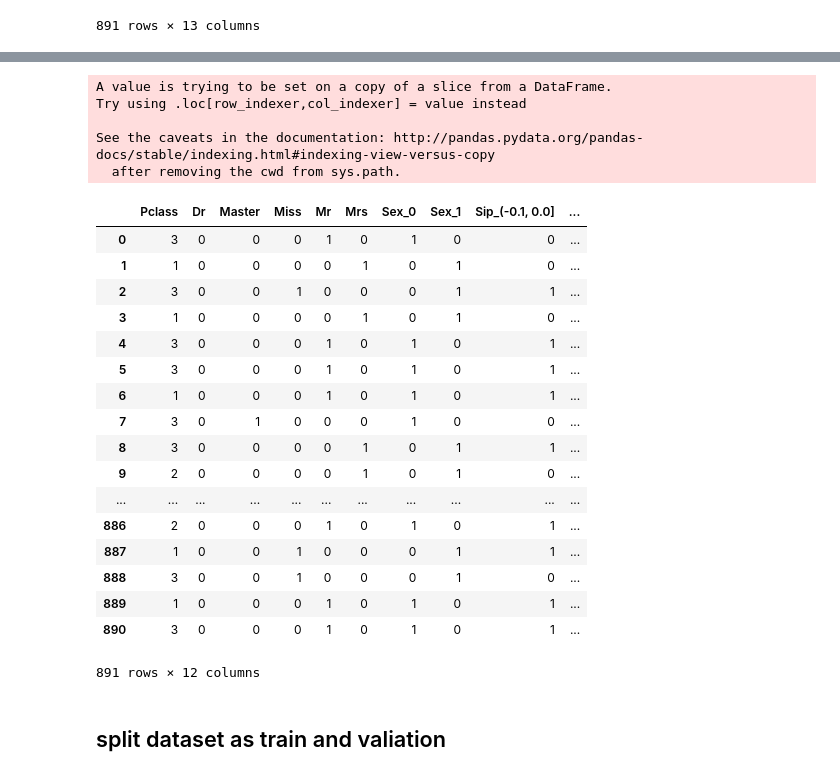
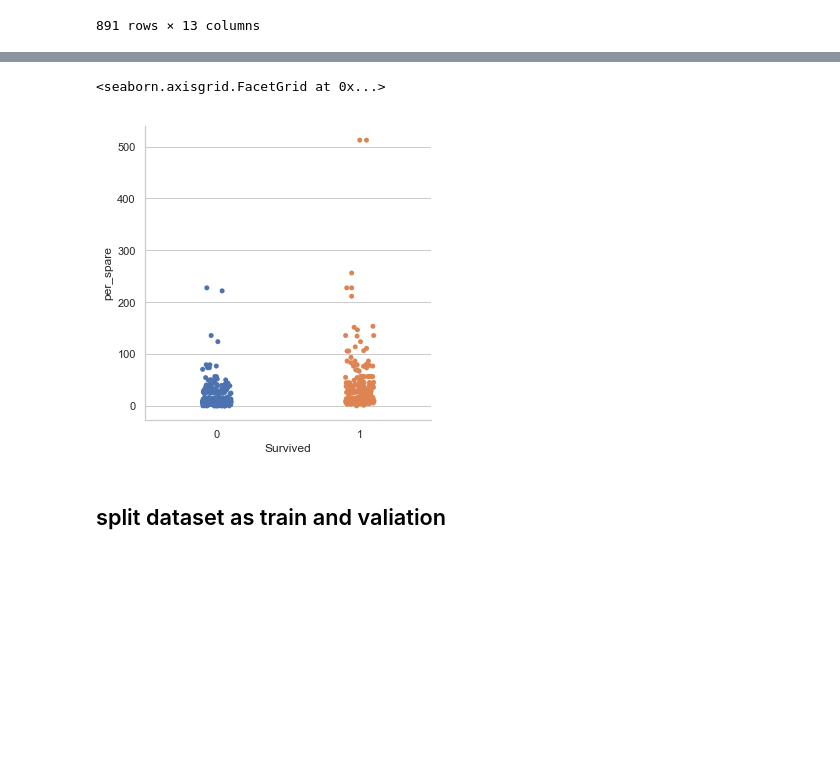
Before and after one commit to RayFromUiS/kaggle_titanic, a Jupyter notebook: kaggle_titanic.ipynb, the cells around one changed output, grey strips where cells are left out. Saved outputs shown, nothing was run; the diff lists cells and outputs as text; code cells hidden in the pictures; blank space fills up the shorter version.

```diff
--- a/kaggle_titanic.ipynb
+++ b/kaggle_titanic.ipynb
@@ -172,3 +195,27 @@ df_split
+# %%
+def cal_per_fare(df):
+
+    per_spare = {}
+
+    for i in range(len(df)):
+
+        if df['SibSp'][i] ==  0 and df['Parch'][i]==  0:
+            per_spare[i] = df['Fare'][i]
+        else:
+            per_spare[i] = df['Fare'][i] / (df['SibSp'][i] + df['Parch'][i]+1)
+
+    per_spare_df = pd.DataFrame(list(per_spare.items()),columns = ['index','per_spare'],index = list(per_spare.keys()))
+#     per_spare_df.reset_index(inplace =True)
+    per_spare_df.set_index('index',inplace = True)
+
+    return per_spare_df
+# %%
+pair_fare_sur = pd.merge(train_df[['Survived']],cal_per_fare(train_df),left_index = True,right_index = True)
+# %%
+sns.catplot(x="Survived", y="per_spare", data=pair_fare_sur)
+# %% [output]
+<seaborn.axisgrid.FacetGrid at 0x...>
+[figure, added]
 # %%
 def df_features(df,featrue_cols):
 
@@ -191,32 +246,5 @@ def df_features(df,featrue_cols):
 # %%
-pre_train_df = df_features(df_split,featrue_cols = ['Title','Pclass','SibSp','Sex'])
+pre_train_df = df_features(df_split,featrue_cols = ['Title','Pclass','Fare','SibSp','Parch'])
-# %% [output]
-A value is trying to be set on a copy of a slice from a DataFrame.
-Try using .loc[row_indexer,col_indexer] = value instead
-
-See the caveats in the documentation: http://pandas.pydata.org/pandas-docs/stable/indexing.html#indexing-view-versus-copy
-  after removing the cwd from sys.path.
-# %%
-pre_train_df
-# %% [output]
-|  | Pclass | Dr | Master | Miss | Mr | Mrs | Sex_0 | Sex_1 | Sip_(-0.1, 0.0] | ... |
-| 0 | 3 | 0 | 0 | 0 | 1 | 0 | 1 | 0 | 0 | ... |
-| 1 | 1 | 0 | 0 | 0 | 0 | 1 | 0 | 1 | 0 | ... |
-| 2 | 3 | 0 | 0 | 1 | 0 | 0 | 0 | 1 | 1 | ... |
-| 3 | 1 | 0 | 0 | 0 | 0 | 1 | 0 | 1 | 0 | ... |
-| 4 | 3 | 0 | 0 | 0 | 1 | 0 | 1 | 0 | 1 | ... |
-| 5 | 3 | 0 | 0 | 0 | 1 | 0 | 1 | 0 | 1 | ... |
-| 6 | 1 | 0 | 0 | 0 | 1 | 0 | 1 | 0 | 1 | ... |
-| 7 | 3 | 0 | 1 | 0 | 0 | 0 | 1 | 0 | 0 | ... |
-| 8 | 3 | 0 | 0 | 0 | 0 | 1 | 0 | 1 | 1 | ... |
-| 9 | 2 | 0 | 0 | 0 | 0 | 1 | 0 | 1 | 0 | ... |
-| ... | ... | ... | ... | ... | ... | ... | ... | ... | ... | ... |
-| 886 | 2 | 0 | 0 | 0 | 1 | 0 | 1 | 0 | 1 | ... |
-| 887 | 1 | 0 | 0 | 1 | 0 | 0 | 0 | 1 | 1 | ... |
-| 888 | 3 | 0 | 0 | 1 | 0 | 0 | 0 | 1 | 0 | ... |
-| 889 | 1 | 0 | 0 | 0 | 1 | 0 | 1 | 0 | 1 | ... |
-| 890 | 3 | 0 | 0 | 0 | 1 | 0 | 1 | 0 | 1 | ... |
-891 rows × 12 columns
 # %% [markdown]
 ##  split dataset as train and valiation
 # %%
```
Also changed, not shown: parts of 25 cells of this notebook.
